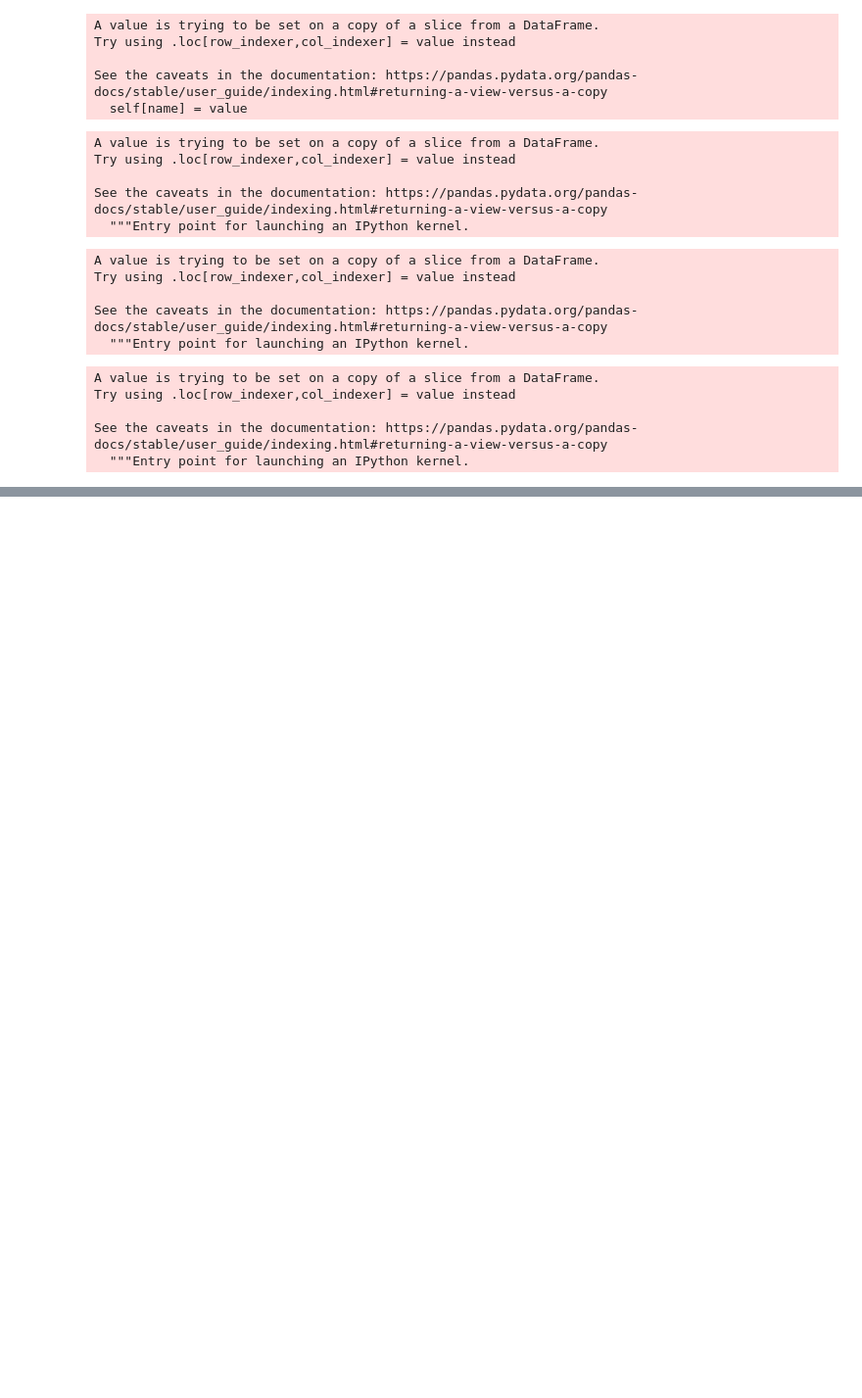
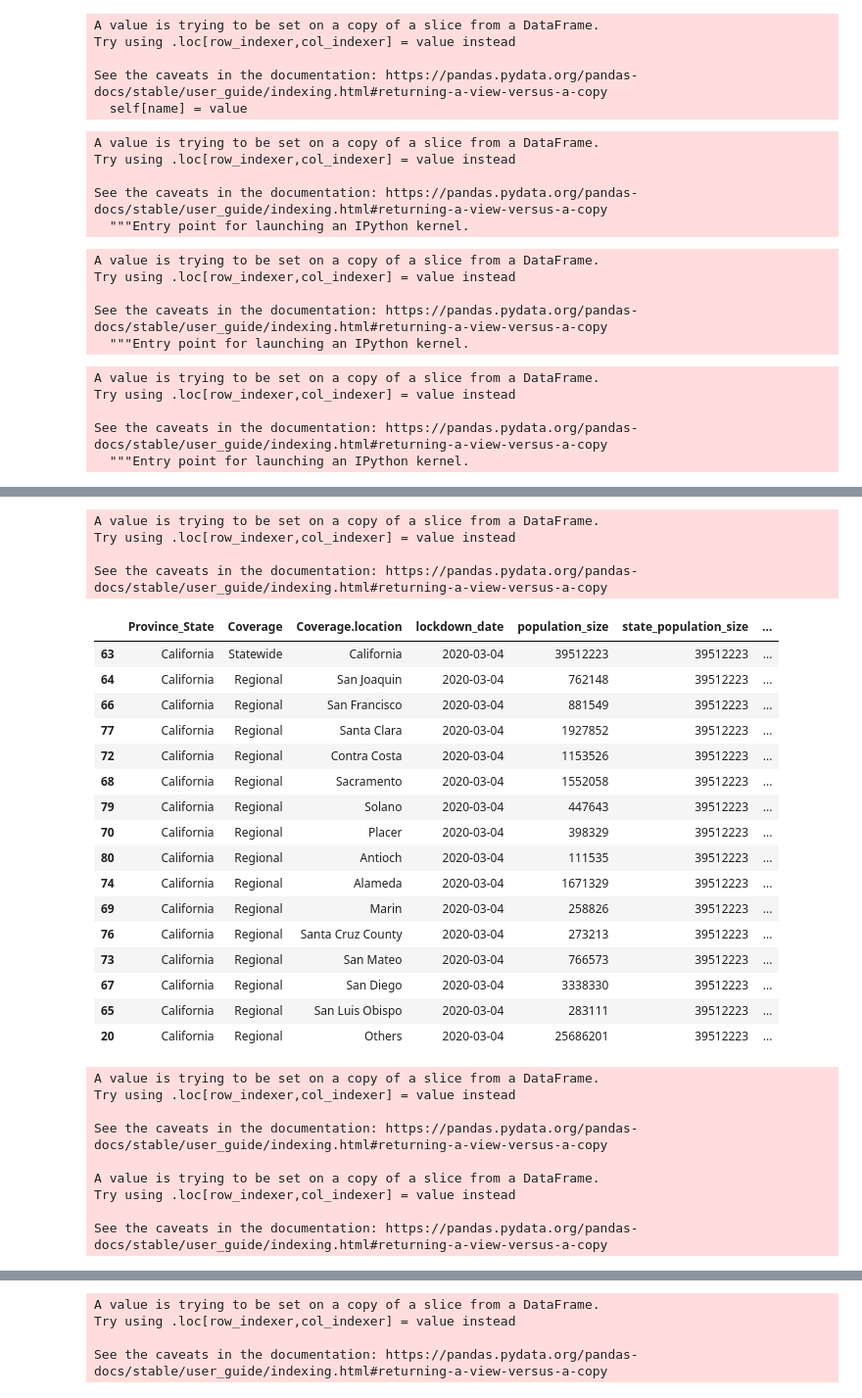
Before and after one commit to covidvis/covid19-vis, a Jupyter notebook: notebooks/Intervention Footprint Trajectory.ipynb, the cells around one changed output, grey strips where cells are left out. Shown: that part at 98% size. Saved outputs shown, nothing was run; the diff lists cells and outputs as text; code cells hidden in the pictures; blank space fills up the shorter version.

```diff
--- a/notebooks/Intervention Footprint Trajectory.ipynb
+++ b/notebooks/Intervention Footprint Trajectory.ipynb
@@ -195,0 +189,26 @@ qdf
+# %%
+def compute_state_replacements(state):
+    df_state_replacements = []
+    qdf = quarantine_df[quarantine_df["Province_State"]==state]
+    statewideEvents = qdf[qdf["Coverage"]=="Statewide"]
+    relevantCountiesInState= list(set(qdf[qdf["Province_State"]==state]["Coverage.location"]) - set([state]))
+    # adding "Others" dummy state populated with statewide population - sum(relevant counties population)
+    relevantCountiesInState= list(set(qdf[qdf["Province_State"]==state]["Coverage.location"]) - set([state]))
+    relevant_county_population_lookup = qdf[qdf["Coverage.location"].isin(relevantCountiesInState)][["Coverage.location","population_size"]].drop_duplicates()
+    state_population_size = state_populations[state_populations["Province_State"]==state].state_population_size.values[0]
+    other_population = state_population_size - relevant_county_population_lookup.population_size.sum()
+    qdf.loc[len(qdf)] = [state,"Regional","Others",np.nan,other_population,state_population_size,np.nan]
+    relevantCountiesInState  = relevantCountiesInState + ["Others"]
+    for statewideEvent in statewideEvents.iterrows():
+    #     statewideLockdown_date = "2020-03-12"
+    #     statewideSeverity = "0.1"
+        statewideLockdown_date = statewideEvent[1].lockdown_date
+        statewideSeverity = statewideEvent[1].severityScore
+        for county in relevantCountiesInState:
+            clone = np.repeat(qdf[qdf["Coverage.location"]==county].iloc[0],1)
+            clone.lockdown_date = statewideLockdown_date
+            clone.severityScore = statewideSeverity
+            df_state_replacements.append(clone)
+
+    df_state_replacements = pd.DataFrame(df_state_replacements,columns=qdf.columns)
+    return df_state_replacements
@@ -195,0 +227,2 @@ qdf
+# %%
+qdf_result = pd.concat([qdf,qdf_additional])
@@ -195,0 +251,44 @@ qdf
+# %%
+qdf_keep_all=[]
+for ldate in qdf.lockdown_date.unique():
+    # ldate = "2020-03-13"
+    qdf_before = qdf_result[qdf_result["lockdown_date"]<=ldate]
+    # Compute the max severity for that location for the given day
+    qdf_before["severityMax"] = qdf_before.groupby("Coverage.location")["severityScore"].transform(max)
+    qdf_keep = qdf_before[qdf_before["severityScore"] == qdf_before["severityMax"]]
+    qdf_keep["dateBefore"] = ldate
+    qdf_keep = qdf_keep.drop_duplicates(subset="Coverage.location") # applicable only for the last date when severityMax=1 for multiple lockdown_dates, keep just one so that last entry doesn't exceed 1
+    qdf_keep_all.append(qdf_keep)
+    display(qdf_keep)
+qdf_keep_all = pd.concat(qdf_keep_all)
+# %% [output]
+A value is trying to be set on a copy of a slice from a DataFrame.
+Try using .loc[row_indexer,col_indexer] = value instead
+
+See the caveats in the documentation: https://pandas.pydata.org/pandas-docs/stable/user_guide/indexing.html#returning-a-view-versus-a-copy
+|  | Province_State | Coverage | Coverage.location | lockdown_date | population_size | state_population_size | ... |
+| 63 | California | Statewide | California | 2020-03-04 | 39512223 | 39512223 | ... |
+| 64 | California | Regional | San Joaquin | 2020-03-04 | 762148 | 39512223 | ... |
+| 66 | California | Regional | San Francisco | 2020-03-04 | 881549 | 39512223 | ... |
+| 77 | California | Regional | Santa Clara | 2020-03-04 | 1927852 | 39512223 | ... |
+| 72 | California | Regional | Contra Costa | 2020-03-04 | 1153526 | 39512223 | ... |
+| 68 | California | Regional | Sacramento | 2020-03-04 | 1552058 | 39512223 | ... |
+| 79 | California | Regional | Solano | 2020-03-04 | 447643 | 39512223 | ... |
+| 70 | California | Regional | Placer | 2020-03-04 | 398329 | 39512223 | ... |
+| 80 | California | Regional | Antioch | 2020-03-04 | 111535 | 39512223 | ... |
+| 74 | California | Regional | Alameda | 2020-03-04 | 1671329 | 39512223 | ... |
+| 69 | California | Regional | Marin | 2020-03-04 | 258826 | 39512223 | ... |
+| 76 | California | Regional | Santa Cruz County | 2020-03-04 | 273213 | 39512223 | ... |
+| 73 | California | Regional | San Mateo | 2020-03-04 | 766573 | 39512223 | ... |
+| 67 | California | Regional | San Diego | 2020-03-04 | 3338330 | 39512223 | ... |
+| 65 | California | Regional | San Luis Obispo | 2020-03-04 | 283111 | 39512223 | ... |
+| 20 | California | Regional | Others | 2020-03-04 | 25686201 | 39512223 | ... |
+A value is trying to be set on a copy of a slice from a DataFrame.
+Try using .loc[row_indexer,col_indexer] = value instead
+
+See the caveats in the documentation: https://pandas.pydata.org/pandas-docs/stable/user_guide/indexing.html#returning-a-view-versus-a-copy
+
+A value is trying to be set on a copy of a slice from a DataFrame.
+Try using .loc[row_indexer,col_indexer] = value instead
+
+See the caveats in the documentation: https://pandas.pydata.org/pandas-docs/stable/user_guide/indexing.html#returning-a-view-versus-a-copy
@@ -195,0 +364,4 @@ qdf
+A value is trying to be set on a copy of a slice from a DataFrame.
+Try using .loc[row_indexer,col_indexer] = value instead
+
+See the caveats in the documentation: https://pandas.pydata.org/pandas-docs/stable/user_guide/indexing.html#returning-a-view-versus-a-copy
```
Also changed, not shown: parts of 38 cells of this notebook, 1 other file.
